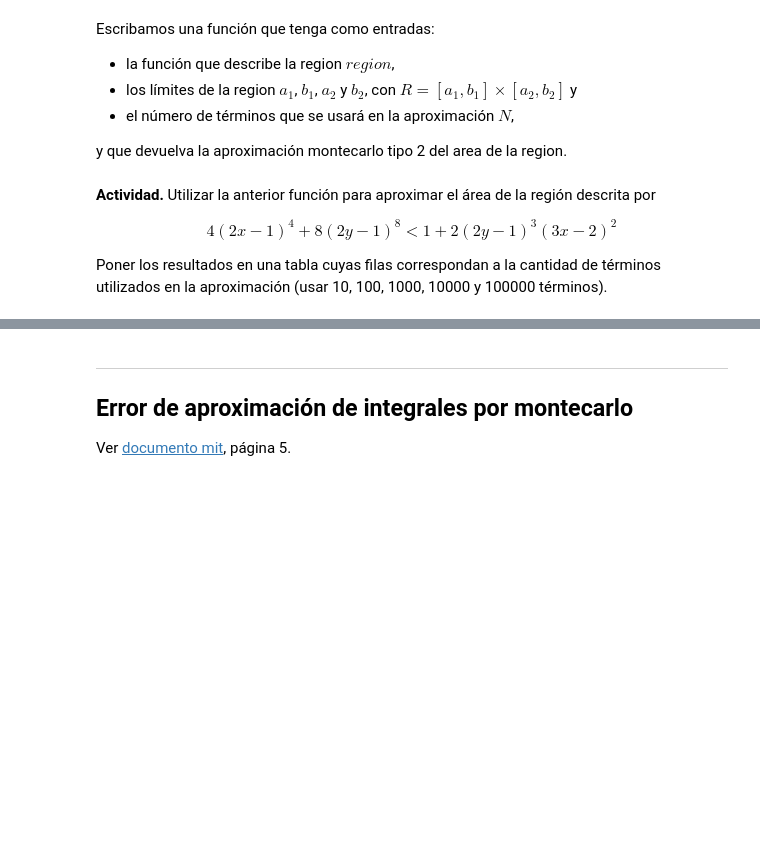
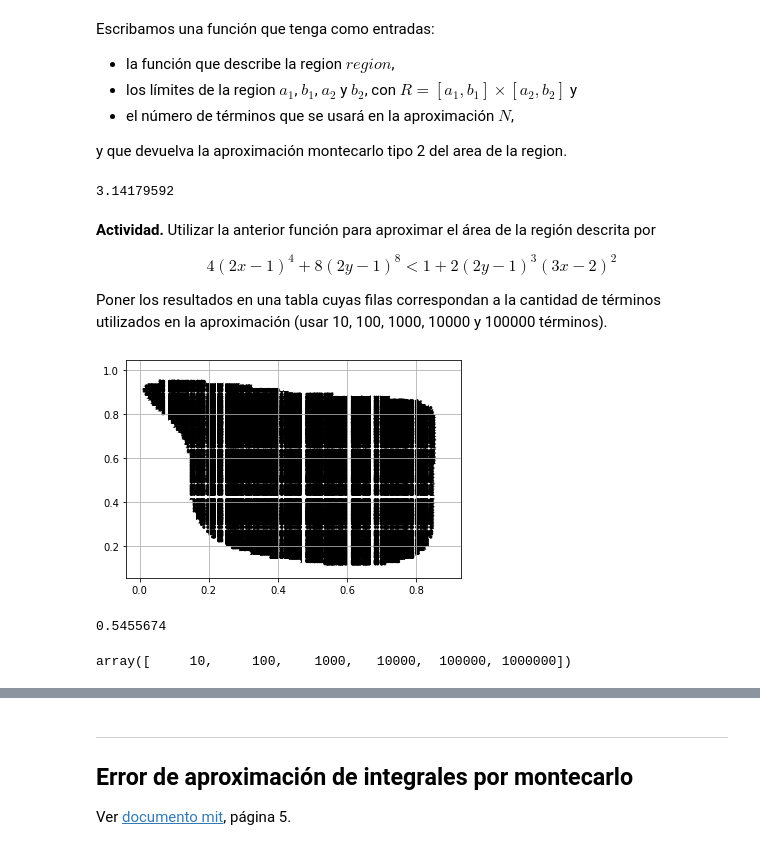
Before and after one commit to ChrisReyes57/SimMat-P2022, a Jupyter notebook: Montecarlo/IntegracionMontecarlo.ipynb, the cells around one changed output, grey strips where cells are left out. Cells and saved outputs as stored; diff of their text form; code cells hidden in the pictures; blank space fills up the shorter version.

Commit message:
Modificación. Montecarlo. Integración 2

```diff
--- a/Montecarlo/IntegracionMontecarlo.ipynb
+++ b/Montecarlo/IntegracionMontecarlo.ipynb
@@ -287,0 +295,5 @@ plt.grid()
+# %%
+def bernoulli(x,y):
+    cond1=y<=x
+    cond2=y>=x**2
+    return cond1&cond2
@@ -343,6 +456,33 @@ y que devuelva la aproximación montecarlo tipo 2 del area de la region.
+# %%
+montecarlo2(region,-1,1,-1,1,10**7)
+# %% [output]
+3.14179592
 # %% [markdown]
 **Actividad.** Utilizar la anterior función para aproximar el área de la región descrita por
 
 $$4(2x-1)^4+8(2y-1)^8<1+2(2y-1)^3(3x-2)^2$$
 
 Poner los resultados en una tabla cuyas filas correspondan a la cantidad de términos utilizados en la aproximación (usar 10, 100, 1000, 10000 y 100000 términos).
+# %%
+def bernoulli(x,y):
+    return 4*(2*x-1)**4+8*(2*y-1)**8<1+2*(2*y-1)**3*(3*x-2)**2
+# %%
+xmin,xmax=0,0.9   #0,1#-1,2#-5,5
+ymin,ymax=0.1,1   #0,1#-1,2#-5,5
+
+ux=np.random.uniform(xmin,xmax,300)
+uy=np.random.uniform(ymin,ymax,300)
+X,Y=np.meshgrid(ux,uy)
+plt.scatter(X,Y,c=~bernoulli(X,Y),cmap='gray',s=5)
+plt.grid()
+# %% [output]
+[figure, added]
+# %%
+montecarlo2(bernoulli,0,0.9,0.1,1,10**5)
+# %% [output]
+0.5455674
+# %%
+N=np.logspace(1,6,6).astype('int')
+N
+# %% [output]
+array([     10,     100,    1000,   10000,  100000, 1000000])
```
Also changed, not shown: parts of 18 cells of this notebook.
